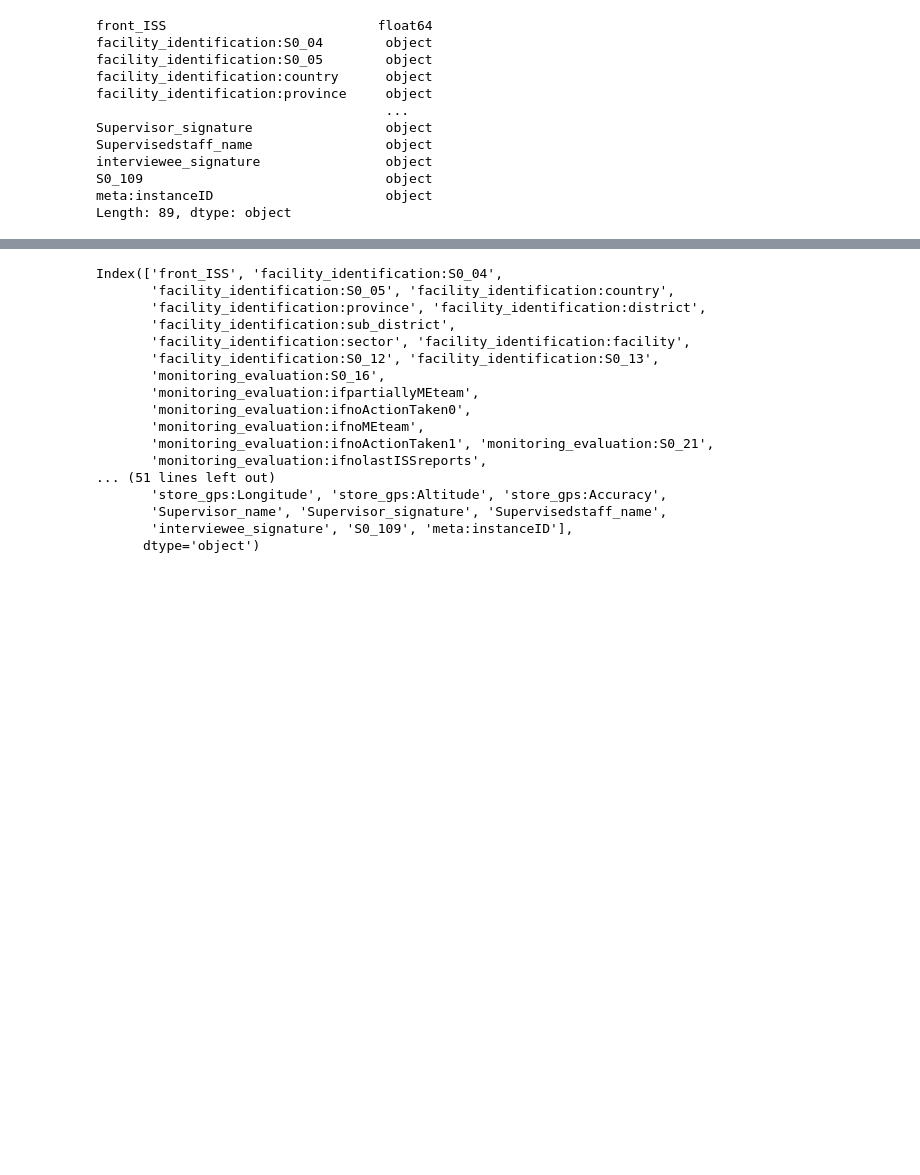
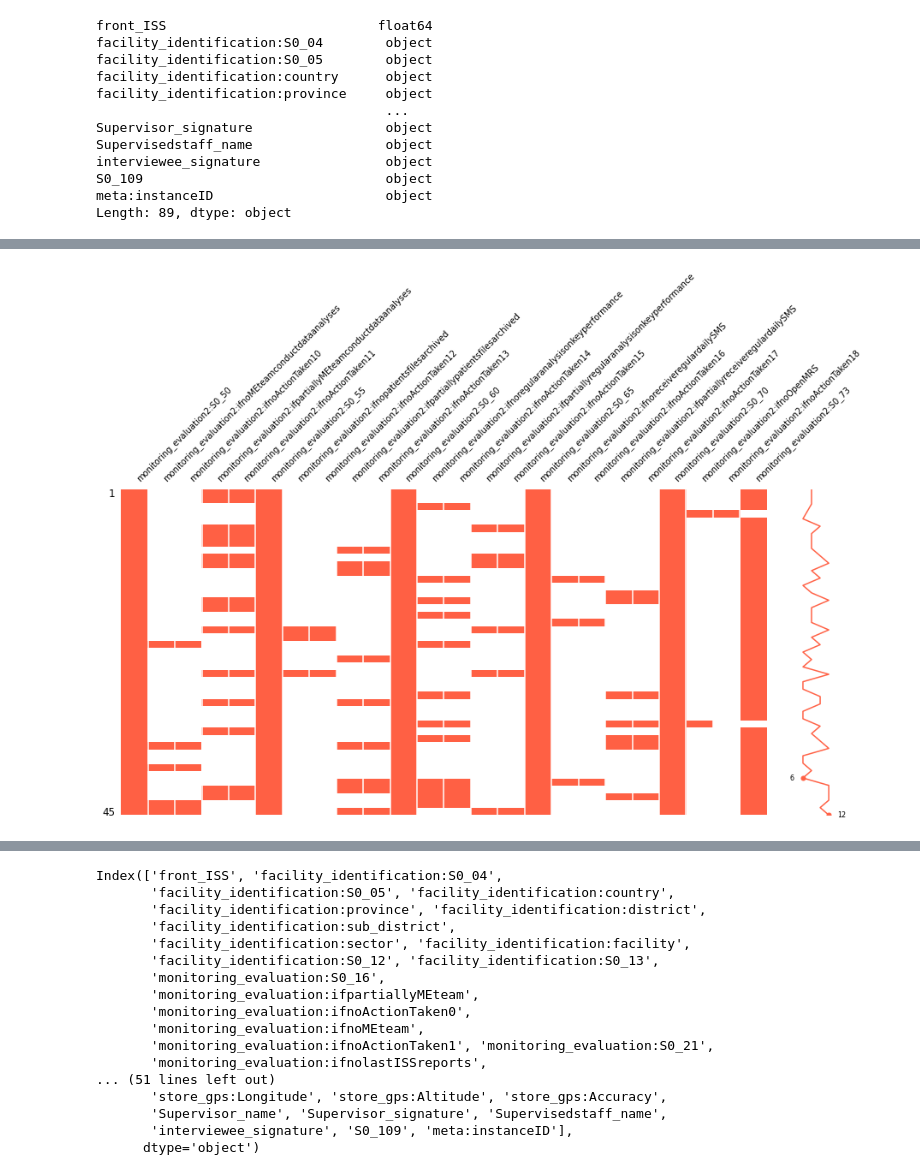
Before and after one commit to Keniajin/CESAR_python_wk3, a Jupyter notebook: Python summary questions.ipynb, the cells around one changed output, grey strips where cells are left out. Saved outputs shown, nothing was run; the diff lists cells and outputs as text; code cells hidden in the pictures; blank space fills up the shorter version.

```diff
--- a/Python summary questions.ipynb
+++ b/Python summary questions.ipynb
@@ -55,0 +113,11 @@ Length: 89, dtype: object
+# %%
+import missingno as msno
+#pip install Missingno  --user
+m_e2 =  iss_df.filter(like='monitoring_evaluation2', axis=1)
+facility =  iss_df.filter(like='facility', axis=1)
+## increase the size of the figure , set font size and change color
+#plot missing of M & E
+msno.matrix(m_e2 , figsize=(15,7), fontsize=10, color=(1, 0.38, 0.27))
+plt.show()
+# %% [output]
+[figure, added]
```
Also changed, not shown: parts of 43 cells of this notebook.
